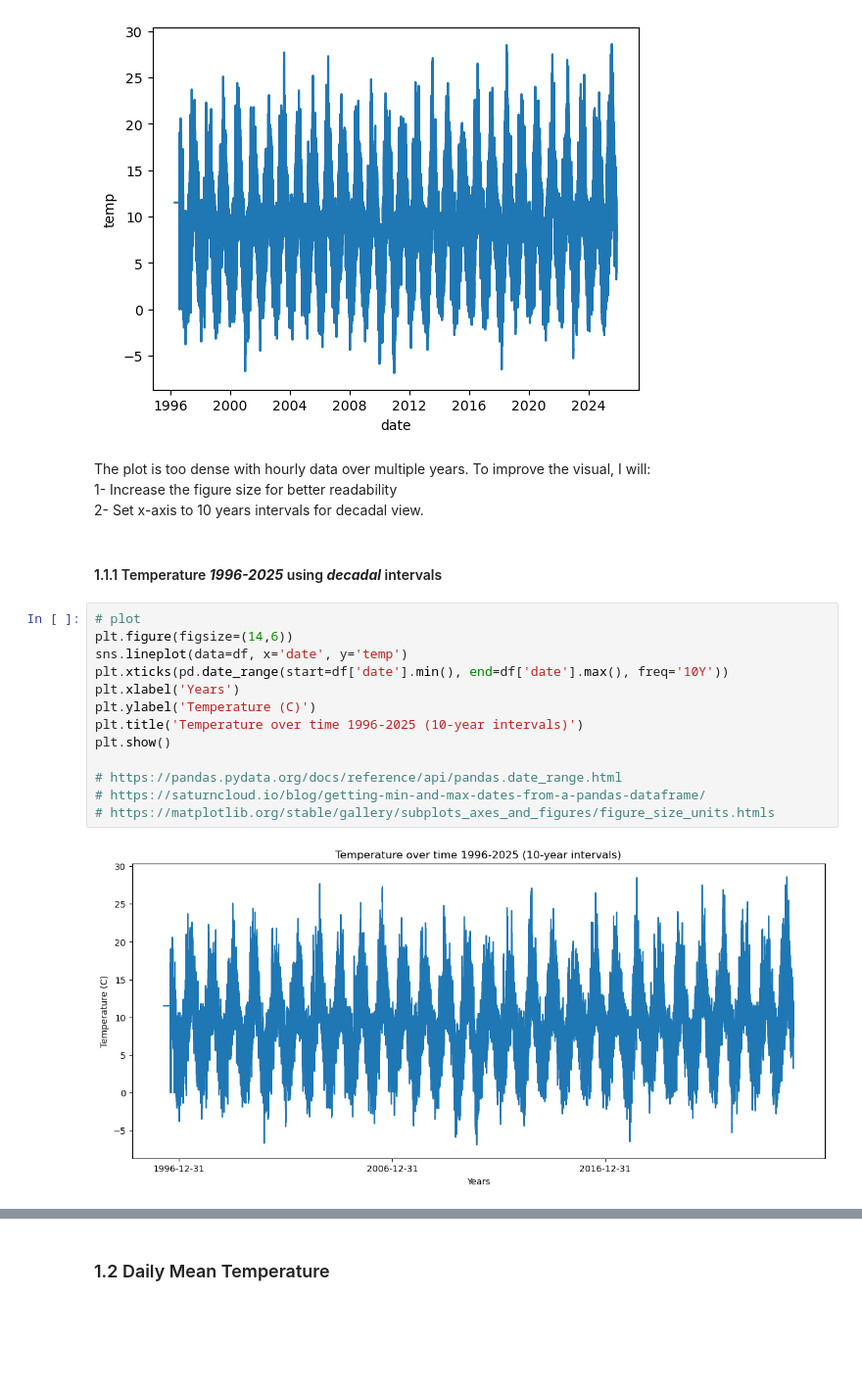
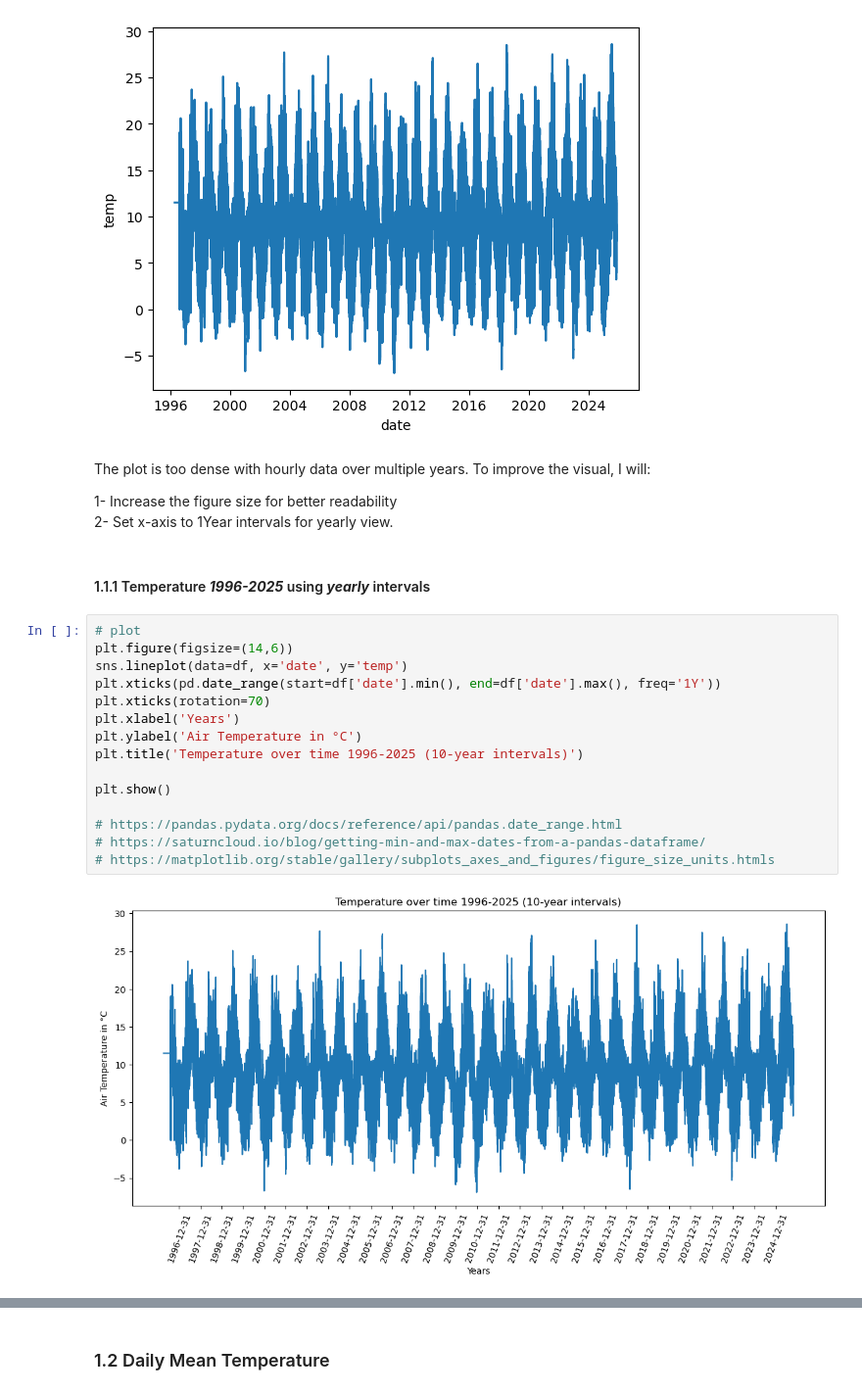
Before and after one commit to Maroua-El-Imame/programming-for-data-analytics, a Jupyter notebook: assignments/assignment_6_weather.ipynb, the cells around one changed output, grey strips where cells are left out. Shown: that part at 98% size. Drawn from its saved outputs; the diff is of its cells as text; blank space fills up the shorter version.

```diff
--- a/assignments/assignment_6_weather.ipynb
+++ b/assignments/assignment_6_weather.ipynb
@@ -143,23 +145,26 @@ sns.lineplot(data=df, x='date', y='temp')
 [figure]
 # %% [markdown]
 The plot is too dense with hourly data over multiple years. To improve the visual, I will:
+
 1- Increase the figure size for better readability
-2- Set x-axis to 10 years intervals for decadal view.
+2- Set x-axis to 1Year intervals for yearly view.
 # %% [markdown]
-#### 1.1.1 Temperature **_1996-2025_** using **_decadal_** intervals
+#### 1.1.1 Temperature **_1996-2025_** using **_yearly_** intervals
 # %%
 # plot
 plt.figure(figsize=(14,6))
 sns.lineplot(data=df, x='date', y='temp')
-plt.xticks(pd.date_range(start=df['date'].min(), end=df['date'].max(), freq='10Y'))
+plt.xticks(pd.date_range(start=df['date'].min(), end=df['date'].max(), freq='1Y'))
+plt.xticks(rotation=70)
 plt.xlabel('Years')
-plt.ylabel('Temperature (C)')
+plt.ylabel('Air Temperature in °C')
 plt.title('Temperature over time 1996-2025 (10-year intervals)')
+
 plt.show()
 
 # https://pandas.pydata.org/docs/reference/api/pandas.date_range.html
 # https://saturncloud.io/blog/getting-min-and-max-dates-from-a-pandas-dataframe/
 # https://matplotlib.org/stable/gallery/subplots_axes_and_figures/figure_size_units.htmls
 # %% [output]
-[figure, old version]
+[figure, new version]
 # %% [markdown]
```
Also changed, not shown: parts of 23 cells of this notebook.
